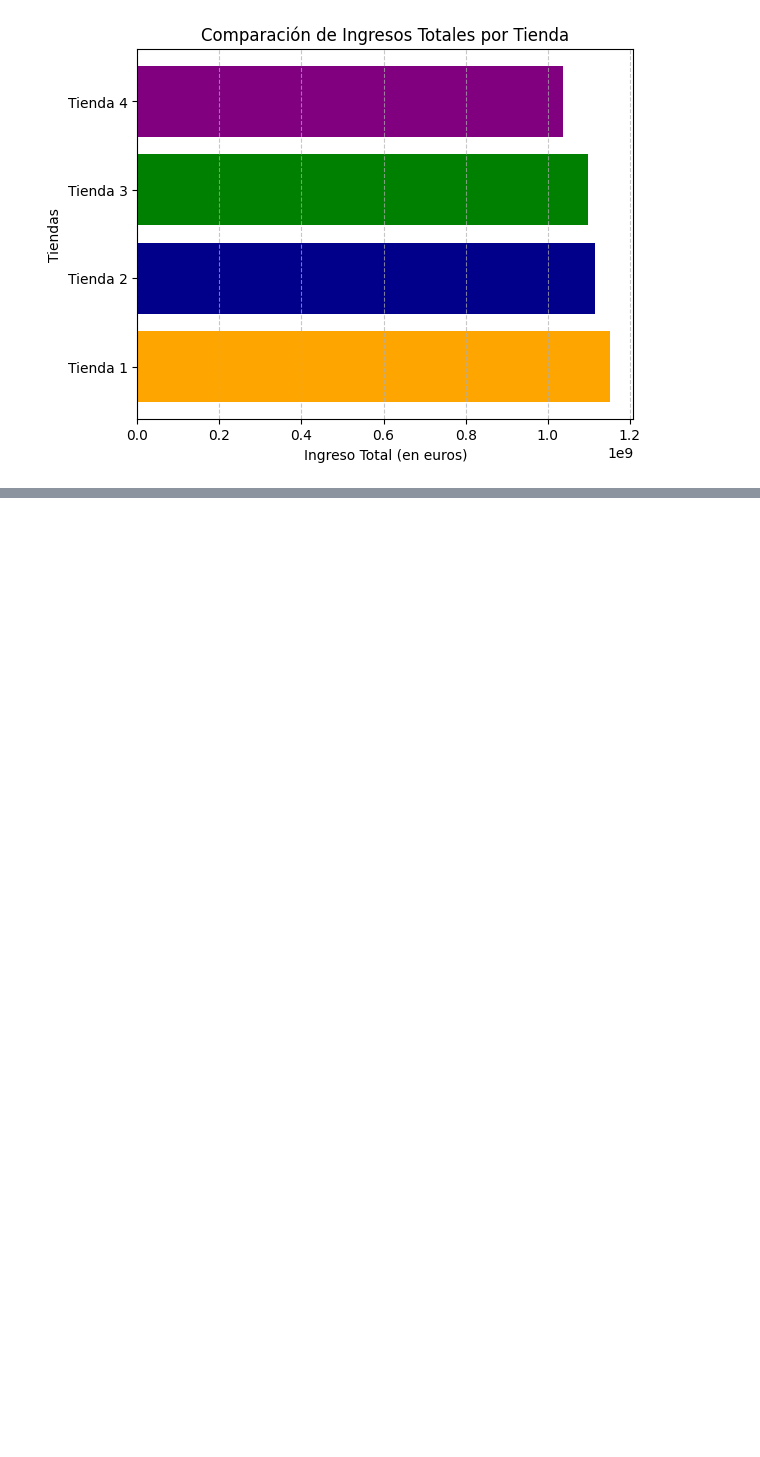
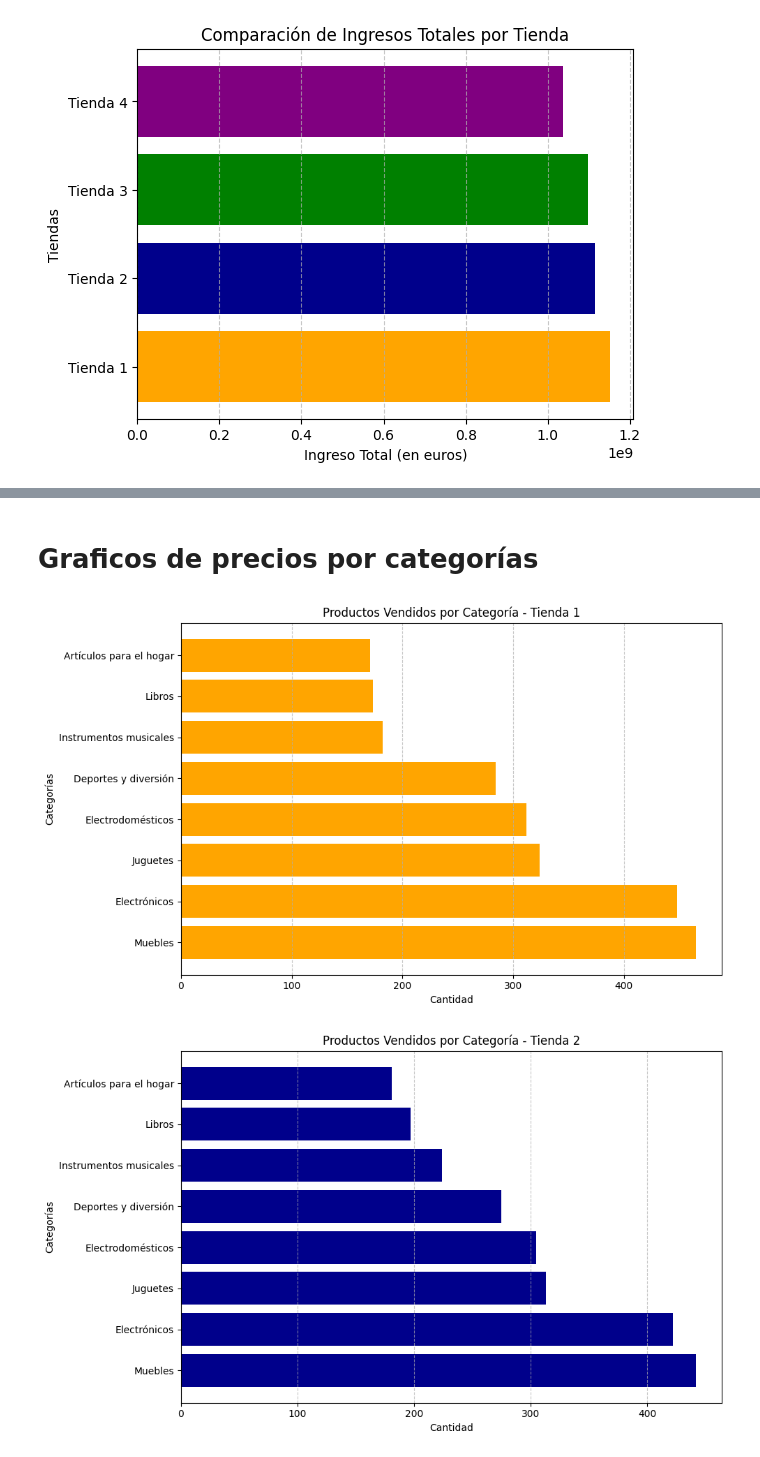
Before and after one commit to PatiPat76/STORE_ALURA, a Jupyter notebook: AluraStoreLatam.ipynb, the cells around one changed output, grey strips where cells are left out. Saved outputs shown, nothing was run; the diff lists cells and outputs as text; code cells hidden in the pictures; blank space fills up the shorter version.

Commit message:
Graficos_Informe

```diff
--- a/AluraStoreLatam.ipynb
+++ b/AluraStoreLatam.ipynb
@@ -334,0 +364,53 @@ plt.show()
+# %% [markdown]
+# Graficos de precios por categorías
+# %%
+import matplotlib.pyplot as plt
+
+# Datos de las categorías por tienda
+categorias_tienda1, cantidades_tienda1 = zip(*conteo_tienda1_ordenado)
+categorias_tienda2, cantidades_tienda2 = zip(*conteo_tienda2_ordenado)
+categorias_tienda3, cantidades_tienda3 = zip(*conteo_tienda3_ordenado)
+categorias_tienda4, cantidades_tienda4 = zip(*conteo_tienda4_ordenado)
+
+# Crear la primera gráfica (Tienda 1)
+plt.figure(figsize=(10, 6))
+plt.barh(categorias_tienda1, cantidades_tienda1, color='orange')
+plt.xlabel('Cantidad')
+plt.ylabel('Categorías')
+plt.title('Productos Vendidos por Categoría - Tienda 1')
+plt.grid(axis='x', linestyle='--', alpha=0.7)
+plt.tight_layout()
+plt.show()
+
+# Crear la segunda gráfica (Tienda 2)
+plt.figure(figsize=(10, 6))
+plt.barh(categorias_tienda2, cantidades_tienda2, color='darkblue')
+plt.xlabel('Cantidad')
+plt.ylabel('Categorías')
+plt.title('Productos Vendidos por Categoría - Tienda 2')
+plt.grid(axis='x', linestyle='--', alpha=0.7)
+plt.tight_layout()
+plt.show()
+
+# Crear la tercera gráfica (Tienda 3)
+plt.figure(figsize=(10, 6))
+plt.barh(categorias_tienda3, cantidades_tienda3, color='green')
+plt.xlabel('Cantidad')
+plt.ylabel('Categorías')
+plt.title('Productos Vendidos por Categoría - Tienda 3')
+plt.grid(axis='x', linestyle='--', alpha=0.7)
+plt.tight_layout()
+plt.show()
+
+# Crear la cuarta gráfica (Tienda 4)
+plt.figure(figsize=(10, 6))
+plt.barh(categorias_tienda4, cantidades_tienda4, color='purple')
+plt.xlabel('Cantidad')
+plt.ylabel('Categorías')
+plt.title('Productos Vendidos por Categoría - Tienda 4')
+plt.grid(axis='x', linestyle='--', alpha=0.7)
+plt.tight_layout()
+plt.show()
+# %% [output]
+[figure, added]
+[figure, added]
```
Also changed, not shown: parts of 10 cells of this notebook.
